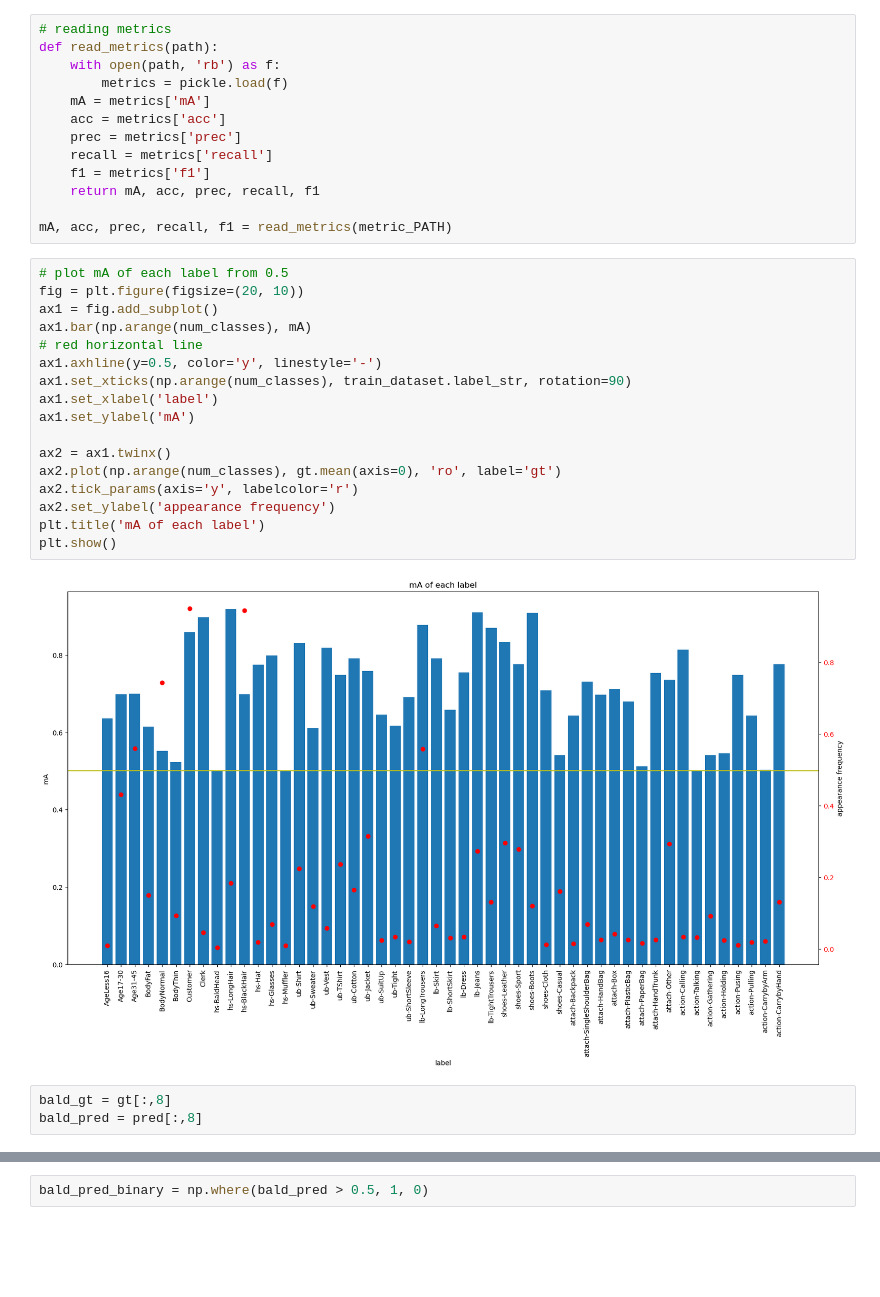
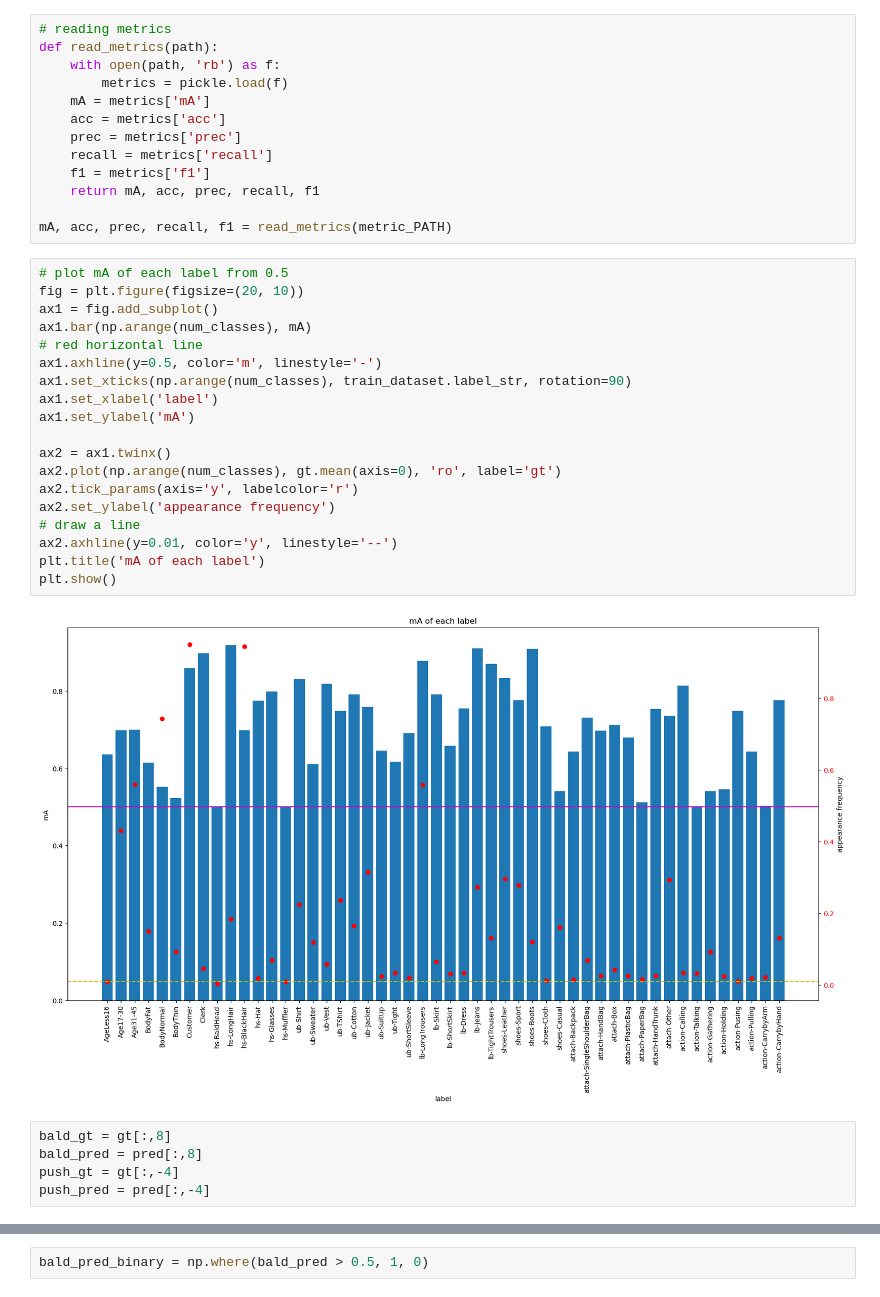
Before and after one commit to Raon1123/attribute-estimation, a Jupyter notebook: visualize.ipynb, the cells around one changed output, grey strips where cells are left out. Cells and saved outputs as stored; diff of their text form; blank space fills up the shorter version.

Commit message:
visualize

```diff
--- a/visualize.ipynb
+++ b/visualize.ipynb
@@ -46,22 +46,26 @@ mA, acc, prec, recall, f1 = read_metrics(metric_PATH)
 # %%
 # plot mA of each label from 0.5
 fig = plt.figure(figsize=(20, 10))
 ax1 = fig.add_subplot()
 ax1.bar(np.arange(num_classes), mA)
 # red horizontal line
-ax1.axhline(y=0.5, color='y', linestyle='-')
+ax1.axhline(y=0.5, color='m', linestyle='-')
 ax1.set_xticks(np.arange(num_classes), train_dataset.label_str, rotation=90)
 ax1.set_xlabel('label')
 ax1.set_ylabel('mA')
 
 ax2 = ax1.twinx()
 ax2.plot(np.arange(num_classes), gt.mean(axis=0), 'ro', label='gt')
 ax2.tick_params(axis='y', labelcolor='r')
 ax2.set_ylabel('appearance frequency')
+# draw a line
+ax2.axhline(y=0.01, color='y', linestyle='--')
 plt.title('mA of each label')
 plt.show()
 # %% [output]
-[figure, old version]
+[figure, new version]
 # %%
 bald_gt = gt[:,8]
 bald_pred = pred[:,8]
+push_gt = gt[:,-4]
+push_pred = pred[:,-4]
```
Also changed, not shown: parts of 4 cells of this notebook.
